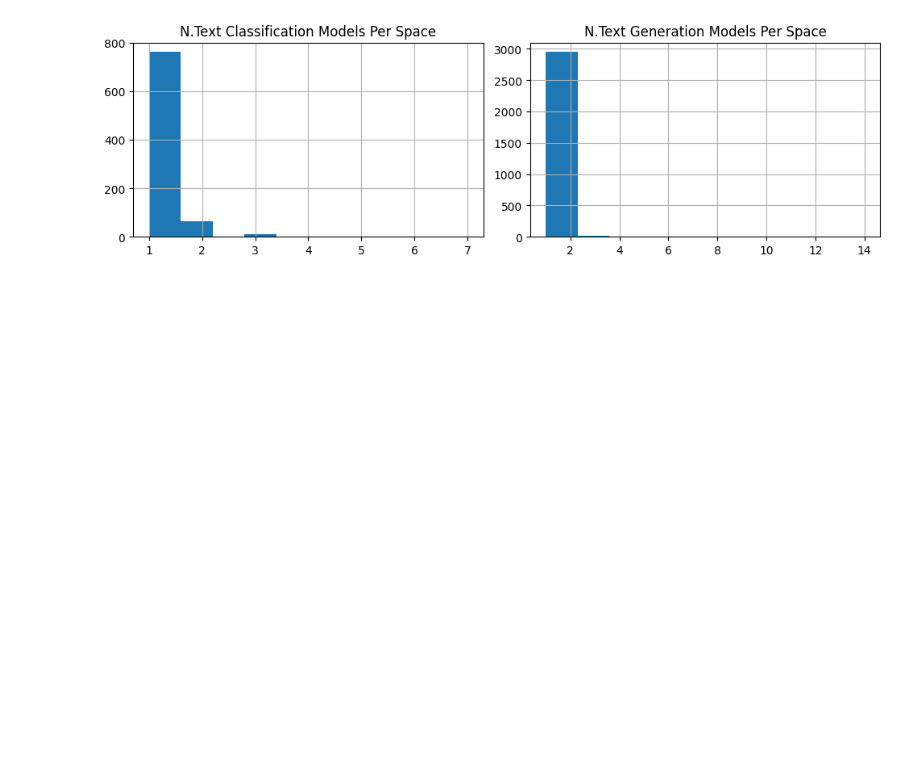
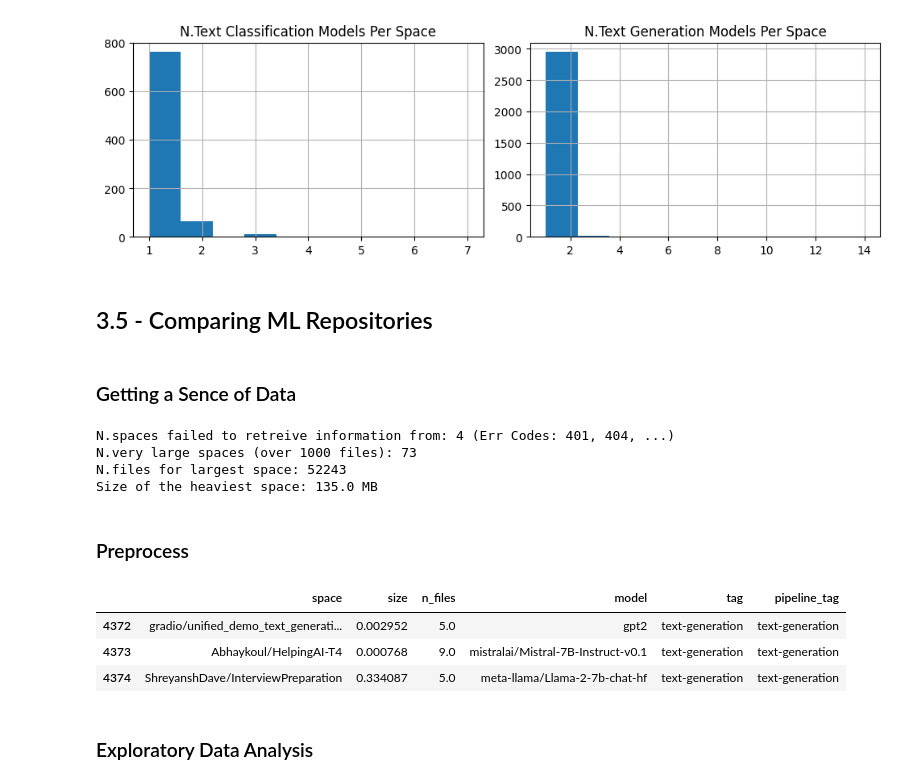
Before and after one commit to keivanipchihagh/ML-Dev-Ease-Classification-vs.-Generation, a Jupyter notebook: src/main.ipynb, the cells around one changed output. Saved outputs shown, nothing was run; the diff lists cells and outputs as text; code cells hidden in the pictures; blank space fills up the shorter version.

Commit message:
feat(task3): Add step3 files
Added scripts, generated .CSV and updated notebook and README accordingly

```diff
--- a/src/main.ipynb
+++ b/src/main.ipynb
@@ -155,3 +157,5 @@ axes[1].title.set_text('N.Text Generation Models Per Space')
 plt.show()
 # %% [output]
 [figure]
+# %% [markdown]
+## 3.5 - Comparing ML Repositories
@@ -157,0 +164,45 @@ plt.show()
+# %% [markdown]
+### Getting a Sence of Data
+# %%
+# How many spaces we failed to get fetch?
+failed_spaces = files_df.loc[files_df['n_files'].isna()].shape[0]
+print(f"N.spaces failed to retreive information from: {failed_spaces} (Err Codes: 401, 404, ...)")
+
+# How many spaces have over 1000 files?
+large_spaces = files_df.loc[files_df['n_files'] > 1000].shape[0]
+print(f"N.very large spaces (over 1000 files): {large_spaces}")
+
+# How many files for largest space?
+largest_space = files_df['n_files'].max()
+print(f"N.files for largest space: {int(largest_space)}")
+
+# What is the largest space, according to its size?
+heaviest_space = files_df['size'].max()
+print(f"Size of the heaviest space: {heaviest_space // (1024**2)} MB")
+# %% [output]
+N.spaces failed to retreive information from: 4 (Err Codes: 401, 404, ...)
+N.very large spaces (over 1000 files): 73
+N.files for largest space: 52243
+Size of the heaviest space: 135.0 MB
+# %% [markdown]
+### Preprocess
+# %%
+files_df['size'] = files_df['size'] / (1024**2)    # B to MB
+
+# Rename columns
+files_df = files_df.rename(
+    columns = {
+        'name': 'space'
+    }
+)
+
+# Merge DataFrames
+files_models_df = files_df.merge(spaces_models_df)
+files_models_df.tail(3)
+# %% [output]
+|  | space | size | n_files | model | tag | pipeline_tag |
+| 4372 | gradio/unified_demo_text_generati... | 0.002952 | 5.0 | gpt2 | text-generation | text-generation |
+| 4373 | Abhaykoul/HelpingAI-T4 | 0.000768 | 9.0 | mistralai/Mistral-7B-Instruct-v0.1 | text-generation | text-generation |
+| 4374 | ShreyanshDave/InterviewPreparation | 0.334087 | 5.0 | meta-llama/Llama-2-7b-chat-hf | text-generation | text-generation |
+# %% [markdown]
+### Exploratory Data Analysis
```
Also changed, not shown: parts of 6 cells of this notebook, 5 other files.
